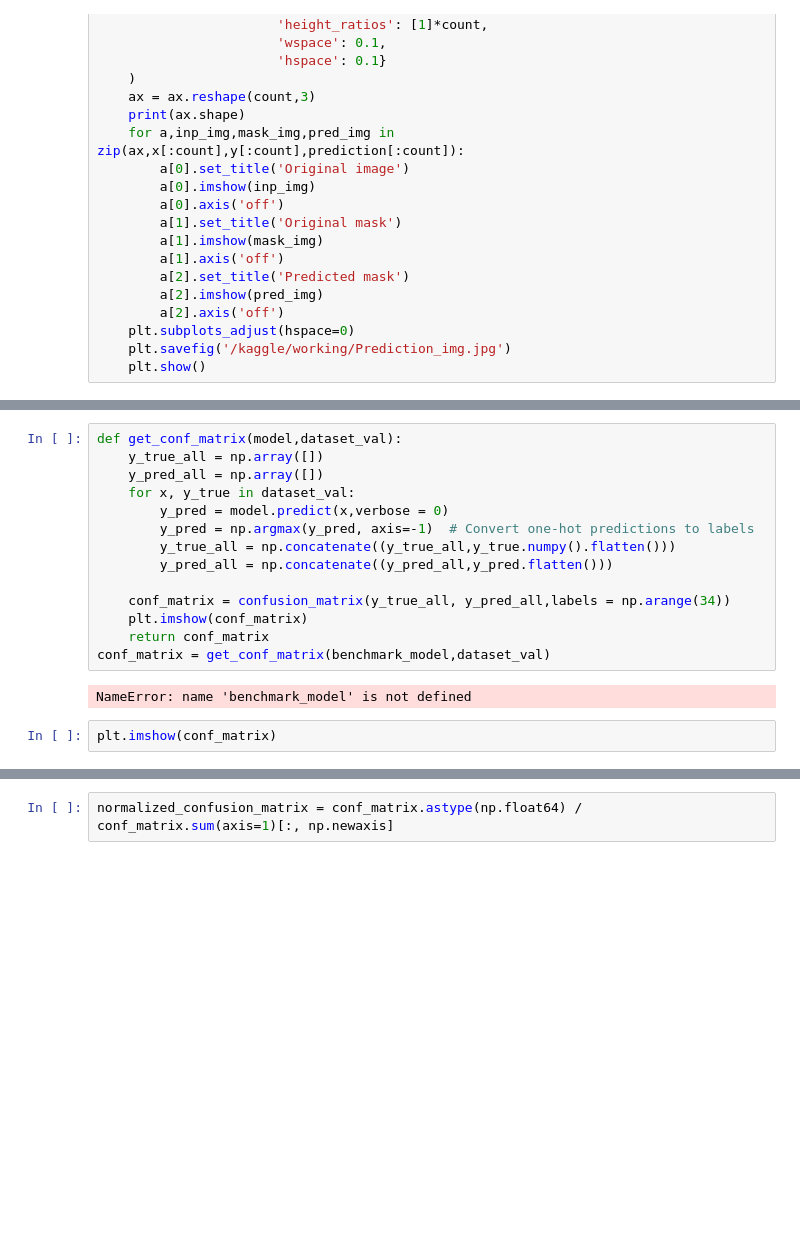
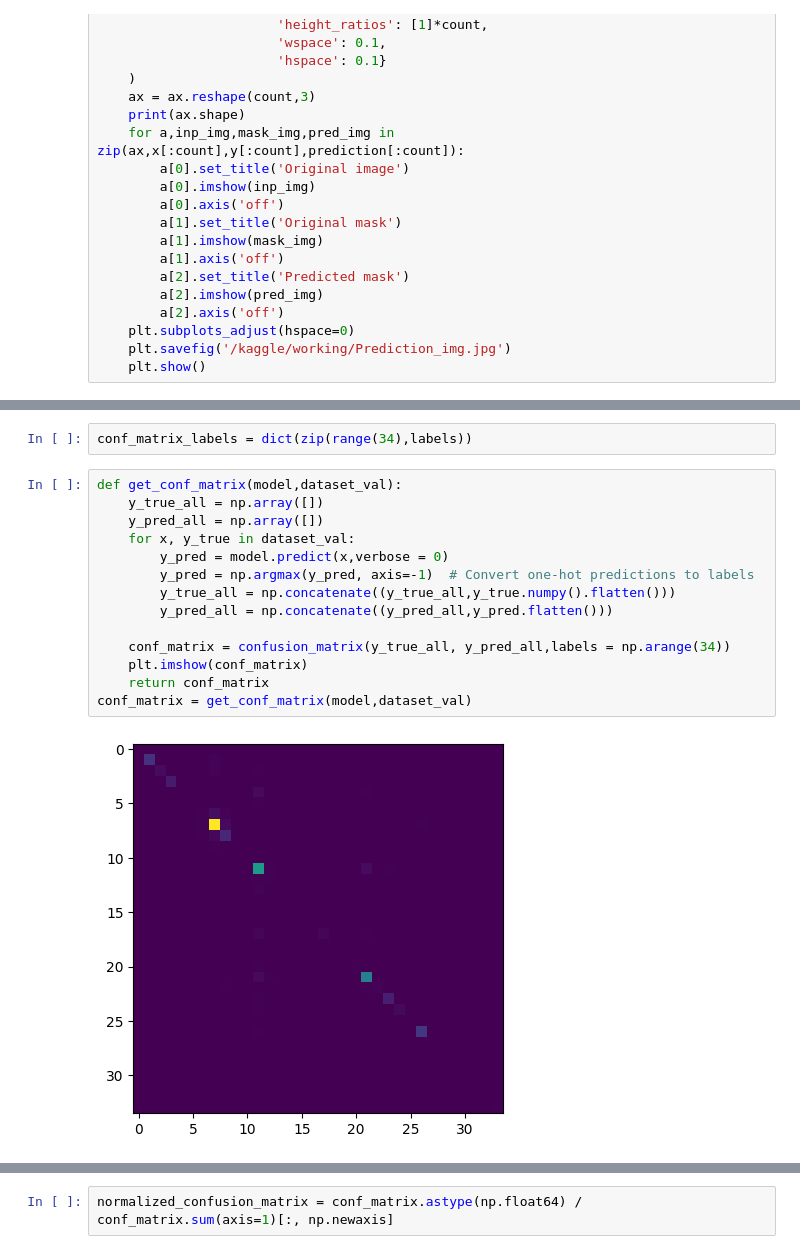
Before and after one commit to Ishan130803/Segnet-Implmentation-PR, a Jupyter notebook: custom-segnet-cityscape-dataset.ipynb, the cells around one changed output, grey strips where cells are left out. Saved outputs shown, nothing was run; the diff lists cells and outputs as text; blank space fills up the shorter version.

Commit message:
Kaggle Notebook | Custom Segnet Cityscape Dataset | Version 2

```diff
--- a/custom-segnet-cityscape-dataset.ipynb
+++ b/custom-segnet-cityscape-dataset.ipynb
@@ -550,18 +592,18 @@ show_results(x[:32],colored_y,colored_pred,32,3)
+# %%
+conf_matrix_labels = dict(zip(range(34),labels))
 # %%
 def get_conf_matrix(model,dataset_val):
     y_true_all = np.array([])
     y_pred_all = np.array([])
     for x, y_true in dataset_val:
         y_pred = model.predict(x,verbose = 0)
         y_pred = np.argmax(y_pred, axis=-1)  # Convert one-hot predictions to labels
         y_true_all = np.concatenate((y_true_all,y_true.numpy().flatten()))
         y_pred_all = np.concatenate((y_pred_all,y_pred.flatten()))
 
     conf_matrix = confusion_matrix(y_true_all, y_pred_all,labels = np.arange(34))
     plt.imshow(conf_matrix)
     return conf_matrix
-conf_matrix = get_conf_matrix(benchmark_model,dataset_val)
+conf_matrix = get_conf_matrix(model,dataset_val)
 # %% [output]
-NameError: name 'benchmark_model' is not defined
+[figure, added]
-# %%
-plt.imshow(conf_matrix)
```
Also changed, not shown: parts of 11 cells of this notebook.
